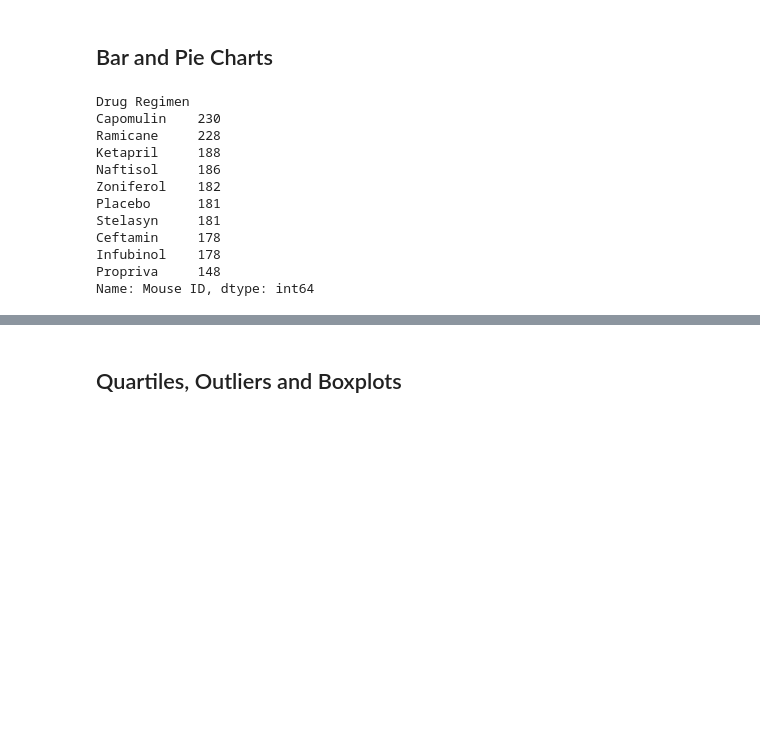
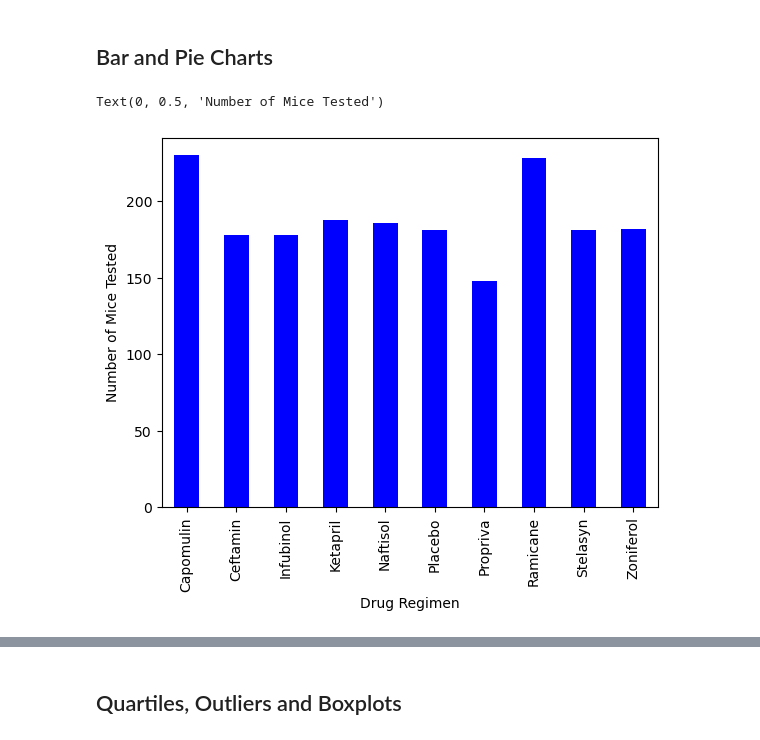
Before and after one commit to Islasong/matplotlib-challenge, a Jupyter notebook: matplotlib-challenge.ipynb, the cells around one changed output, grey strips where cells are left out. Cells and saved outputs as stored; diff of their text form; code cells hidden in the pictures; blank space fills up the shorter version.

```diff
--- a/matplotlib-challenge.ipynb
+++ b/matplotlib-challenge.ipynb
@@ -143,18 +152,14 @@ summary_aggregation
 ## Bar and Pie Charts
 # %%
 # Generate a bar plot showing the total number of timepoints for all mice tested for each drug regimen using Pandas.
-mice_count_each_reg = clean_df.groupby("Drug Regimen").count()["Mouse ID"]
+mice_count_each_reg = clean_df.groupby("Drug Regimen").count()["Timepoint"]
 mice_count_each_reg.sort_values(ascending=False)
+#drug_regimen = ["Capomulin", "Ramicane", "Ketapril", "Naftisol", "Zoniferol", "Placebo", "Stelasyn", "Ceftamin", "Infubinol", "Propriva"]
+#timepoints_per_reg = [230, 228, 188, 186, 182, 181, 181, 178, 178, 148]
+
+bar_chart = mice_count_each_reg.plot(kind="bar", color="b")
+bar_chart.set_xlabel("Drug Regimen")
+bar_chart.set_ylabel("Number of Mice Tested")
 # %% [output]
-Drug Regimen
-Capomulin    230
-Ramicane     228
-Ketapril     188
-Naftisol     186
-Zoniferol    182
-Placebo      181
-Stelasyn     181
-Ceftamin     178
-Infubinol    178
-Propriva     148
-Name: Mouse ID, dtype: int64
+Text(0, 0.5, 'Number of Mice Tested')
+[figure, added]
```
Also changed, not shown: parts of 13 cells of this notebook.
